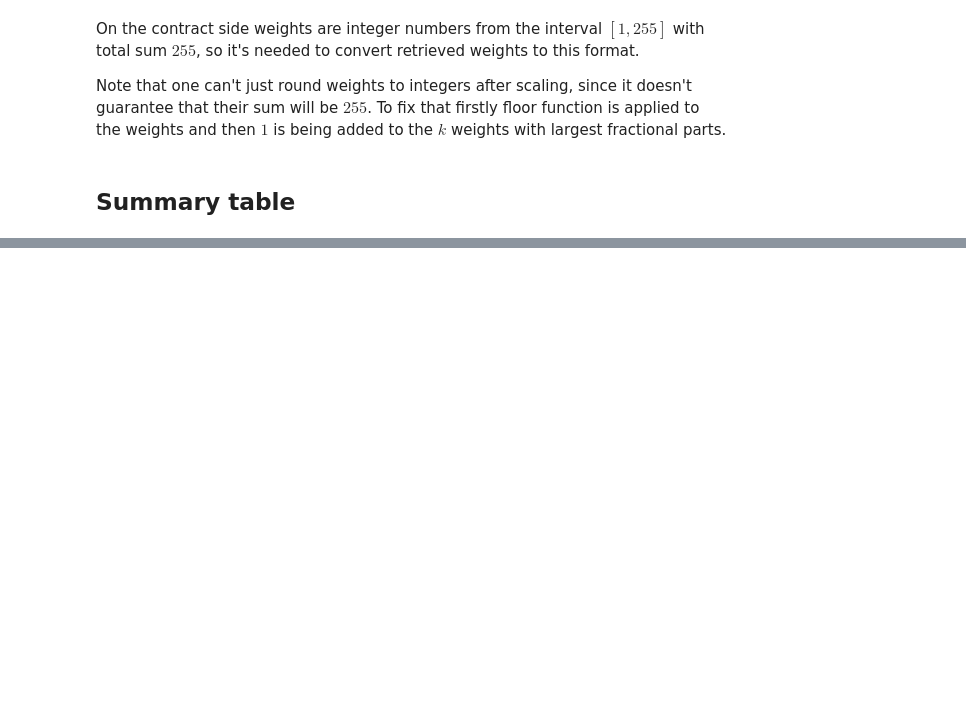
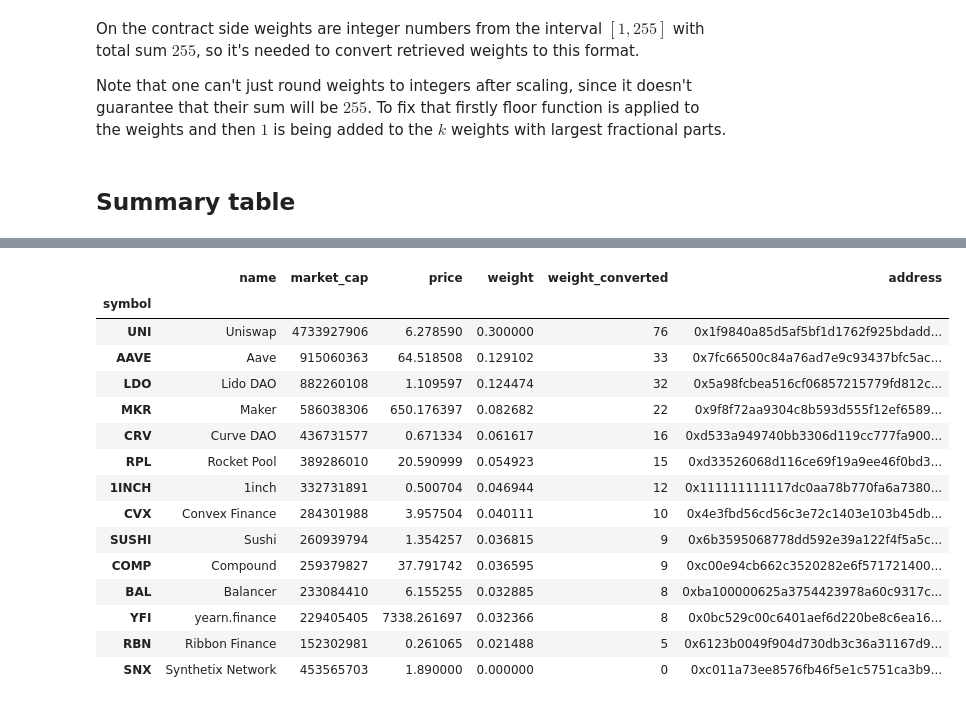
Before and after one commit to Phuture-Finance/rebalancing-data, a Jupyter notebook: PDI/pdi_December_2022.ipynb, the cells around one changed output, grey strips where cells are left out. Saved outputs shown, nothing was run; the diff lists cells and outputs as text; code cells hidden in the pictures; blank space fills up the shorter version.

```diff
--- a/PDI/pdi_December_2022.ipynb
+++ b/PDI/pdi_December_2022.ipynb
@@ -7,6 +7,15 @@ import pandas as pd
 import numpy as np
 import requests
 import decouple
+import sys
+sys.path.append('../')
+
+from web3 import Web3
+from abis import index_anatomy
+
+
+infura_url = decouple.config("ETHEREUM_INFURA_URL")
+web3_object = Web3(Web3.HTTPProvider(infura_url))
 # %%
 from pycoingecko import CoinGeckoAPI
 key =  decouple.config("CG_KEY")
@@ -534,3 +534,35 @@ pdi
+# %%
+#Querying current contract to ascertain which assets will be dropped
+
+pdi_token_address = '0x632806BF5c8f062932Dd121244c9fbe7becb8B48'
+ia_contract = web3_object.eth.contract(address=pdi_token_address,abi=index_anatomy)
+addresses, weights = ia_contract.functions.anatomy().call()
+
+for address in addresses:
+    address = address.lower()
+    if address not in list(pdi['address']):
+        symbol = tokens_by_addr[address]['symbol']
+        data = cg_tokens_data.loc[symbol]
+        pdi.loc[symbol] = [data['name'],data['market_cap'],data['current_price'],0,0,address]
+
+pdi
+# %% [output]
+|  | name | market_cap | price | weight | weight_converted | address |
+| symbol |  |  |  |  |  |  |
+| UNI | Uniswap | 4733927906 | 6.278590 | 0.300000 | 76 | 0x1f9840a85d5af5bf1d1762f925bdadd... |
+| AAVE | Aave | 915060363 | 64.518508 | 0.129102 | 33 | 0x7fc66500c84a76ad7e9c93437bfc5ac... |
+| LDO | Lido DAO | 882260108 | 1.109597 | 0.124474 | 32 | 0x5a98fcbea516cf06857215779fd812c... |
+| MKR | Maker | 586038306 | 650.176397 | 0.082682 | 22 | 0x9f8f72aa9304c8b593d555f12ef6589... |
+| CRV | Curve DAO | 436731577 | 0.671334 | 0.061617 | 16 | 0xd533a949740bb3306d119cc777fa900... |
+| RPL | Rocket Pool | 389286010 | 20.590999 | 0.054923 | 15 | 0xd33526068d116ce69f19a9ee46f0bd3... |
+| 1INCH | 1inch | 332731891 | 0.500704 | 0.046944 | 12 | 0x111111111117dc0aa78b770fa6a7380... |
+| CVX | Convex Finance | 284301988 | 3.957504 | 0.040111 | 10 | 0x4e3fbd56cd56c3e72c1403e103b45db... |
+| SUSHI | Sushi | 260939794 | 1.354257 | 0.036815 | 9 | 0x6b3595068778dd592e39a122f4f5a5c... |
+| COMP | Compound | 259379827 | 37.791742 | 0.036595 | 9 | 0xc00e94cb662c3520282e6f571721400... |
+| BAL | Balancer | 233084410 | 6.155255 | 0.032885 | 8 | 0xba100000625a3754423978a60c9317c... |
+| YFI | yearn.finance | 229405405 | 7338.261697 | 0.032366 | 8 | 0x0bc529c00c6401aef6d220be8c6ea16... |
+| RBN | Ribbon Finance | 152302981 | 0.261065 | 0.021488 | 5 | 0x6123b0049f904d730db3c36a31167d9... |
+| SNX | Synthetix Network | 453565703 | 1.890000 | 0.000000 | 0 | 0xc011a73ee8576fb46f5e1c5751ca3b9... |
 # %%
 zipped_assets = list(zip(list(pdi['address']),list(pdi['weight_converted'])))
 sorted_assets = sorted(zipped_assets,key = lambda x: int(x[0],base=0) )
```
Also changed, not shown: parts of 8 cells of this notebook, 2 other files.
